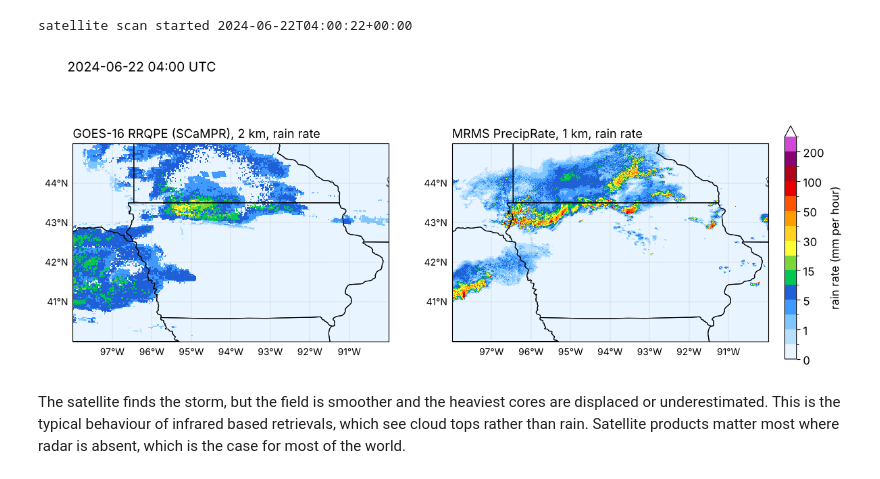
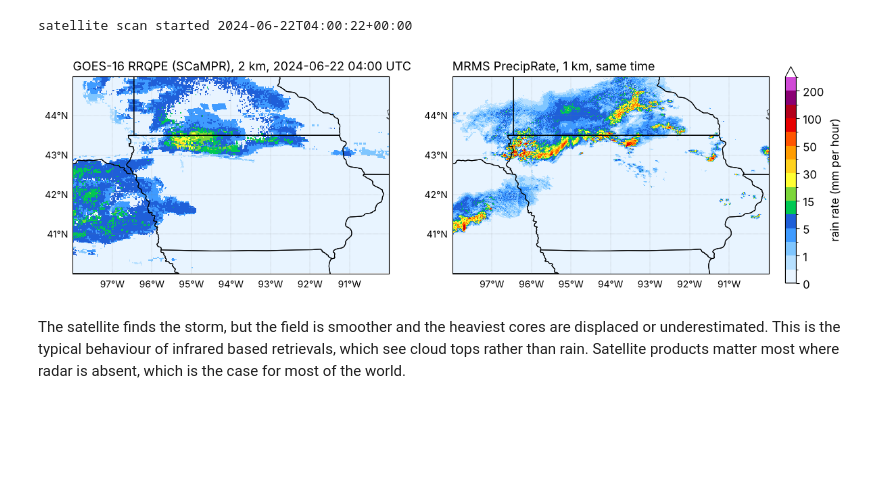
Before and after one commit to AHWALab/Water-Science-Exchange-Workshop, a Jupyter notebook: notebooks/01_where_to_find_qpe_data_solution.ipynb, the cells around one changed output. Saved outputs shown, nothing was run; the diff lists cells and outputs as text; code cells hidden in the pictures; blank space fills up the shorter version.

```diff
--- a/notebooks/01_where_to_find_qpe_data_solution.ipynb
+++ b/notebooks/01_where_to_find_qpe_data_solution.ipynb
@@ -358,14 +375,13 @@ print("satellite scan started", goes.attrs["scan_start"])
 # %% [output]
 satellite scan started 2024-06-22T04:00:22+00:00
 # %%
-fig, axes = plt.subplots(1, 2, figsize=(16, 5.6), subplot_kw={"projection": ccrs.PlateCarree()})
-m1 = rain_map(goes, MIDWEST, "GOES-16 RRQPE (SCaMPR), 2 km, rain rate", ax=axes[0])
-m2 = rain_map(rate, MIDWEST, "MRMS PrecipRate, 1 km, rain rate", ax=axes[1])
-fig.suptitle(f"{WHEN} UTC", fontsize=14, x=0.12, ha="left")
+fig, axes = plt.subplots(1, 2, figsize=(16, 5.2), subplot_kw={"projection": ccrs.PlateCarree()})
+m1 = rain_map(goes, MIDWEST, f"GOES-16 RRQPE (SCaMPR), 2 km, {WHEN} UTC", ax=axes[0])
+m2 = rain_map(rate, MIDWEST, "MRMS PrecipRate, 1 km, same time", ax=axes[1])
 fig.colorbar(m2, ax=axes, shrink=0.8, pad=0.02, label="rain rate (mm per hour)")
 plt.show()
 # %% [output]
-[figure, old version]
+[figure, new version]
 # %% [markdown]
 The satellite finds the storm, but the field is smoother and the heaviest cores are displaced or underestimated. This is the typical behaviour of infrared based retrievals, which see cloud tops rather than rain. Satellite products matter most where radar is absent, which is the case for most of the world.
 # %% [markdown]
```
Also changed, not shown: parts of 14 cells of this notebook, 5 other files.
